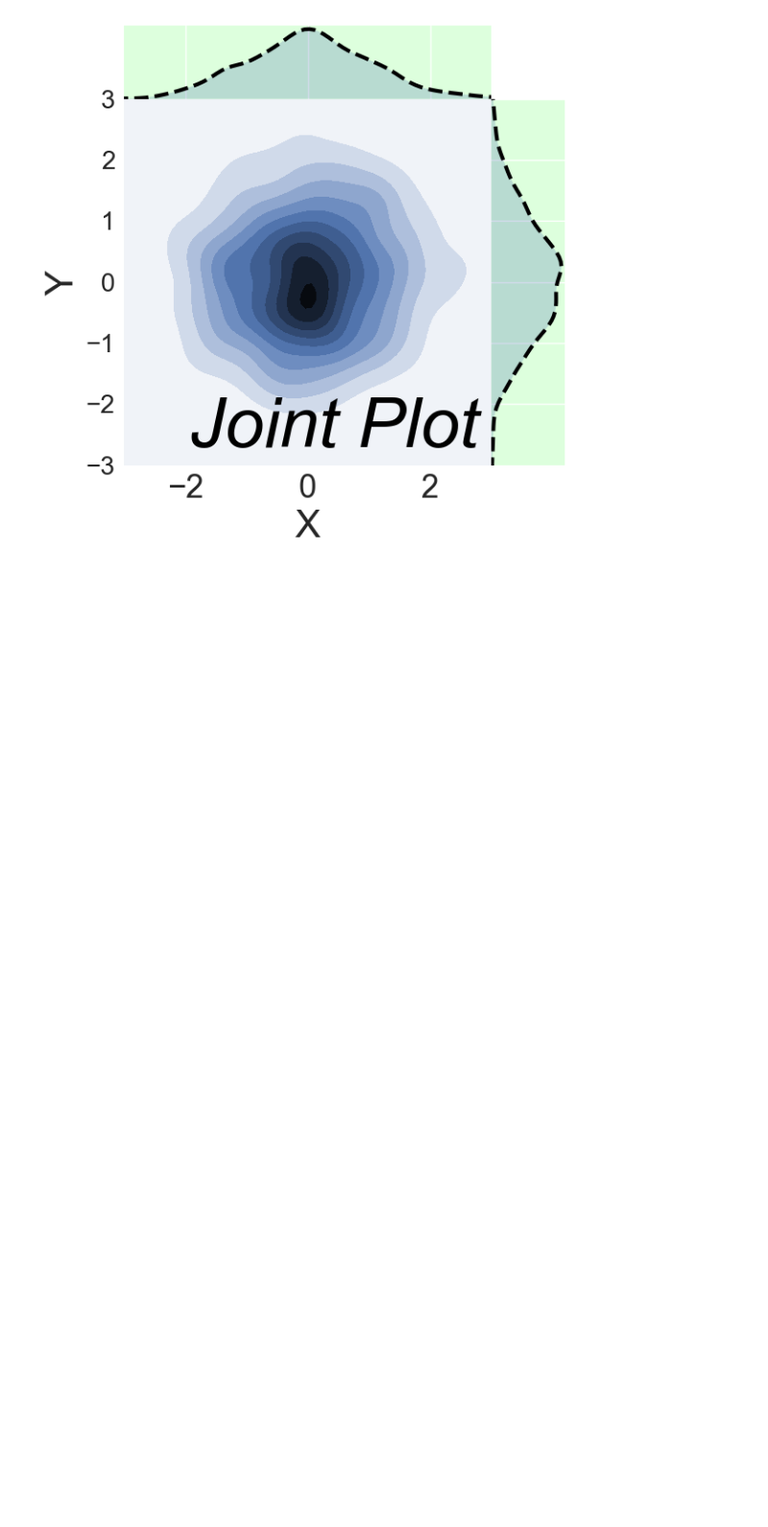
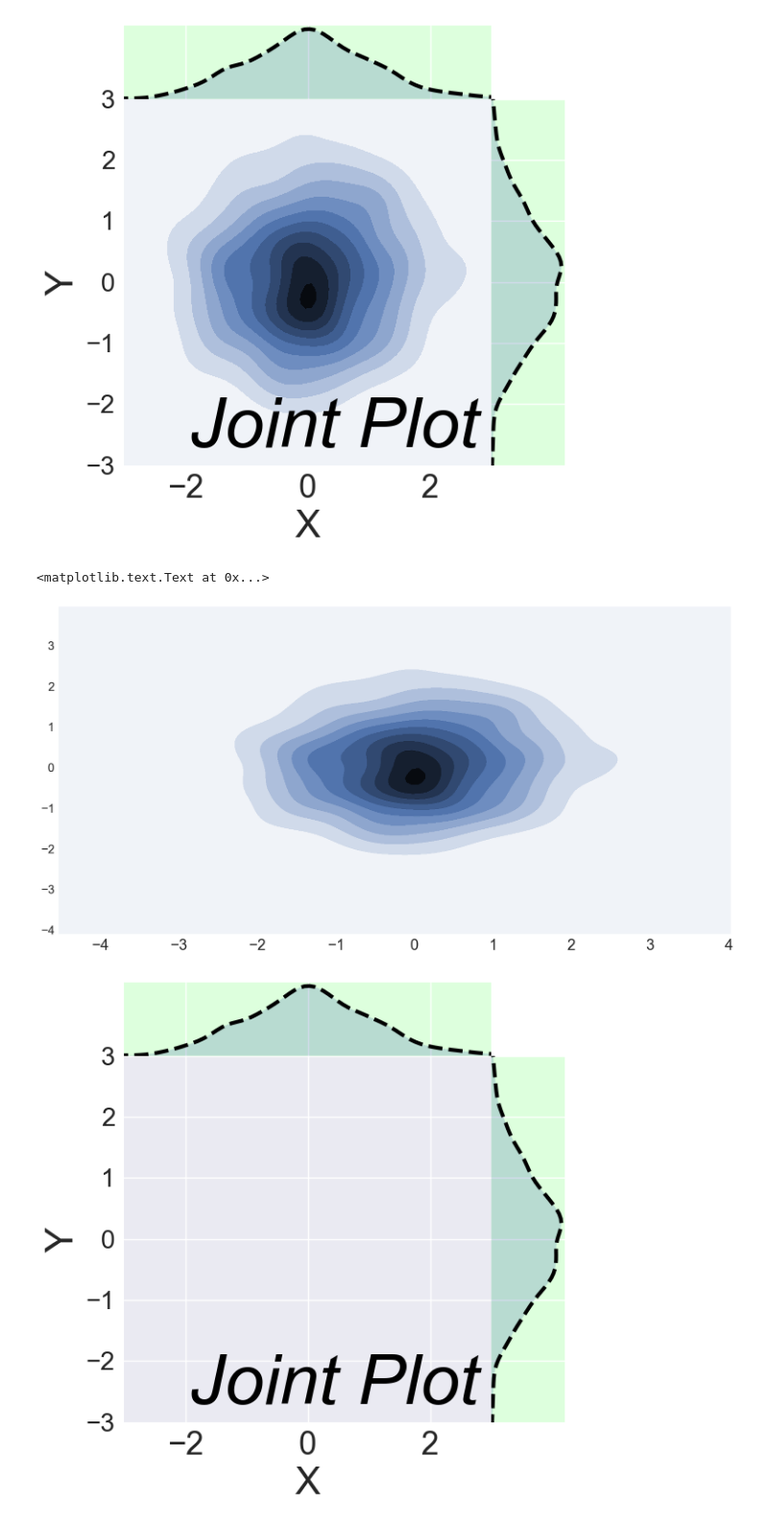
Before and after one commit to apryor6/apryor6.github.io, a Jupyter notebook: visualizations/seaborn/notebooks/jointplot.ipynb, the cells around one changed output. Shown: that part at 96% size. Cells and saved outputs as stored; diff of their text form; code cells hidden in the pictures; blank space fills up the shorter version.

```diff
--- a/visualizations/seaborn/notebooks/jointplot.ipynb
+++ b/visualizations/seaborn/notebooks/jointplot.ipynb
@@ -153,5 +153,51 @@ plt.text(-1.7,-2.7, "Joint Plot", fontsize = 55, color='Black', fontstyle='itali
 # %% [output]
 <matplotlib.text.Text at 0x...>
 [figure]
+# %%
+fig, ax = plt.subplots(1,1)
+sns.set(rc={'axes.labelsize':30,
+            'figure.figsize':(20.0, 10.0),
+            'xtick.labelsize':25,
+            'ytick.labelsize':20})
+
+from itertools import chain
+p = sns.jointplot(data=df,
+                  x='x',
+                  y='y',
+                  kind='kde',
+                  xlim=(-3,3),
+                  ylim=(-3,3),
+                  space=0,
+                  stat_func=None,
+                  ax=ax,
+                  marginal_kws={'lw':3,
+                                'bw':0.2}).set_axis_labels('X','Y')
+p.ax_marg_x.set_facecolor('#ccffccaa')
+p.ax_marg_y.set_facecolor('#ccffccaa')
+for l in chain(p.ax_marg_x.axes.lines,p.ax_marg_y.axes.lines):
+    l.set_linestyle('--')
+    l.set_color('black')
+plt.text(-1.7,-2.7, "Joint Plot", fontsize = 55, color='Black', fontstyle='italic')
+
+# p = sns.jointplot(data=df,
+#                   x='x',
+#                   y='y',
+#                   kind='kde',
+#                   xlim=(-3,3),
+#                   ylim=(-3,3),
+#                   space=0,
+#                   stat_func=None,
+#                   ax=ax[1],
+#                   marginal_kws={'lw':3,
+#                                 'bw':0.2}).set_axis_labels('X','Y')
+# p.ax_marg_x.set_facecolor('#ccffccaa')
+# p.ax_marg_y.set_facecolor('#ccffccaa')
+# for l in chain(p.ax_marg_x.axes.lines,p.ax_marg_y.axes.lines):
+#     l.set_linestyle('--')
+#     l.set_color('black')
+# %% [output]
+<matplotlib.text.Text at 0x...>
+[figure, added]
+[figure, added]
 # %%
 p.savefig('../../figures/jointplot.png')
```
Also changed, not shown: 1 other file.
